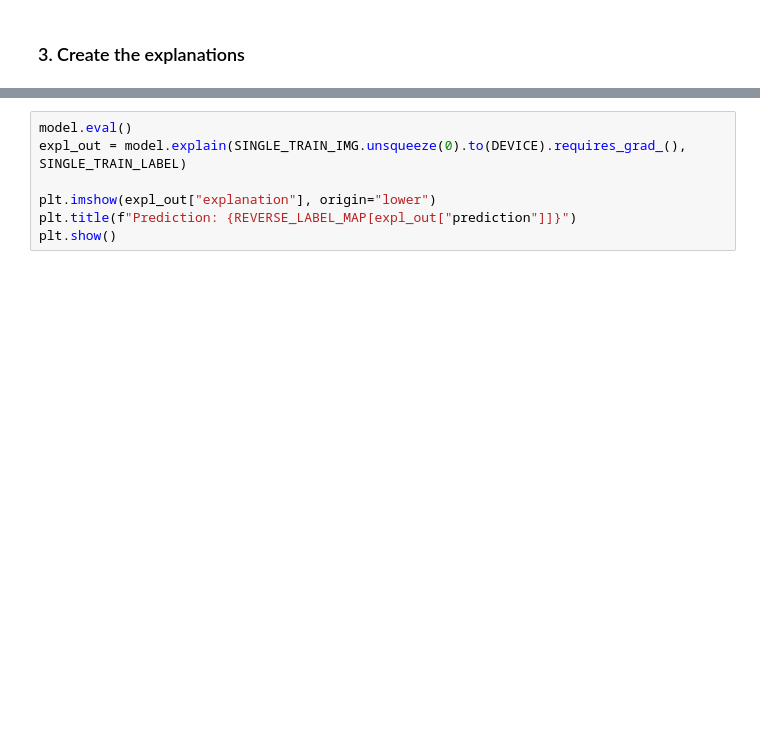
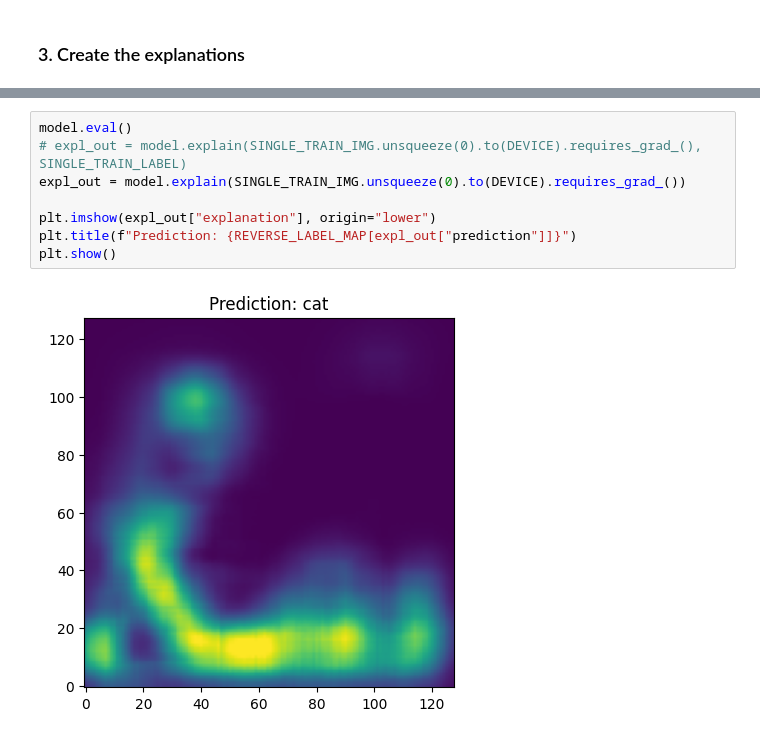
Before and after one commit to LukaVanHoeven/woofsandmeows, a Jupyter notebook: explain.ipynb, the cells around one changed output, grey strips where cells are left out. Cells and saved outputs as stored; diff of their text form; blank space fills up the shorter version.

```diff
--- a/explain.ipynb
+++ b/explain.ipynb
@@ -171,10 +211,13 @@ plt.title(f"label: {REVERSE_LABEL_MAP[SINGLE_TRAIN_LABEL]}")
 # %%
 model.eval()
-expl_out = model.explain(SINGLE_TRAIN_IMG.unsqueeze(0).to(DEVICE).requires_grad_(), SINGLE_TRAIN_LABEL)
+# expl_out = model.explain(SINGLE_TRAIN_IMG.unsqueeze(0).to(DEVICE).requires_grad_(), SINGLE_TRAIN_LABEL)
+expl_out = model.explain(SINGLE_TRAIN_IMG.unsqueeze(0).to(DEVICE).requires_grad_())
 
 plt.imshow(expl_out["explanation"], origin="lower")
 plt.title(f"Prediction: {REVERSE_LABEL_MAP[expl_out["prediction"]]}")
 plt.show()
+# %% [output]
+[figure, added]
 # %%
 cm = expl_out["contribution_map"][0].cpu().detach().numpy()
 
```
Also changed, not shown: parts of 16 cells of this notebook, 1 other file.
